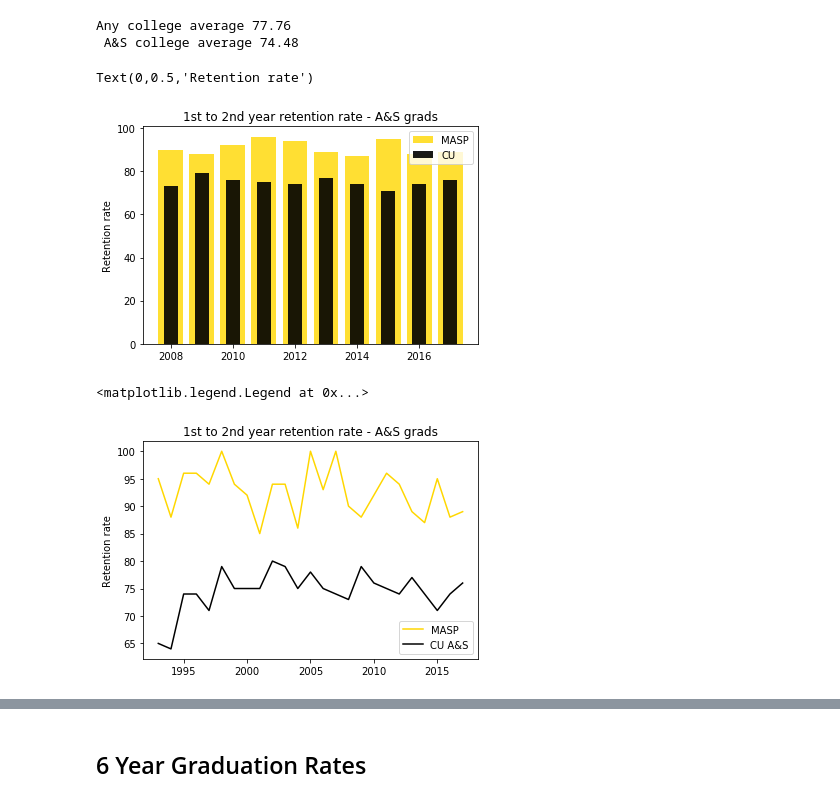
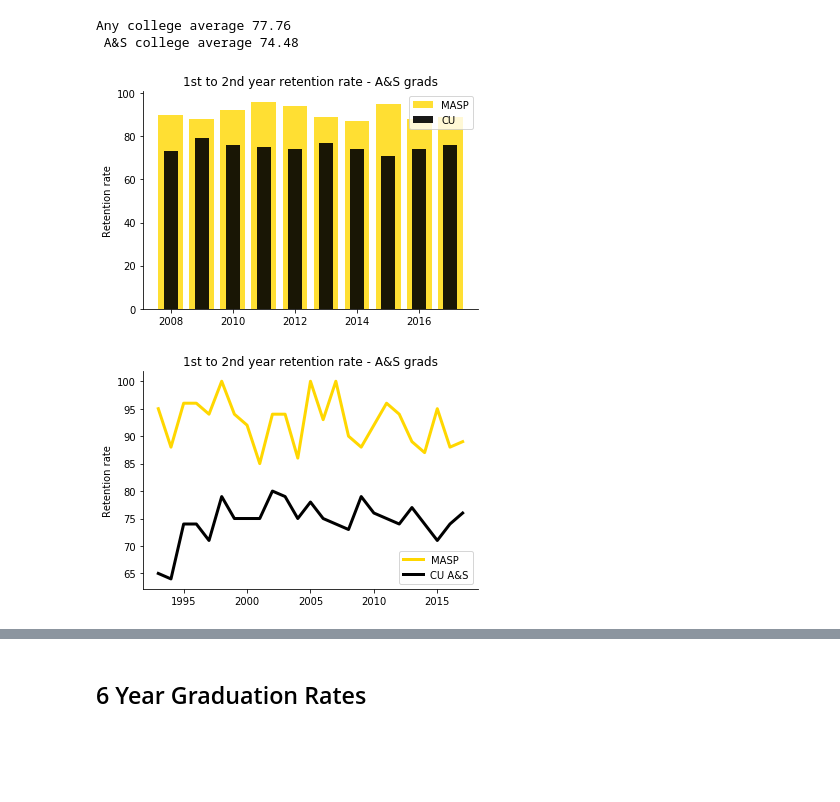
Before and after one commit to vishalrajDesigner/masp, a Jupyter notebook: Alex/masp_data_visualization.ipynb, the cells around one changed output, grey strips where cells are left out. Saved outputs shown, nothing was run; the diff lists cells and outputs as text; code cells hidden in the pictures; blank space fills up the shorter version.

```diff
--- a/Alex/masp_data_visualization.ipynb
+++ b/Alex/masp_data_visualization.ipynb
@@ -18,20 +18,30 @@ print("Any college average" , np.mean(cu_ret_rates_any), '\n', "A&S college aver
 Any college average 77.76
  A&S college average 74.48
 # %%
+fig, ax = plt.subplots()
+ax.spines['top'].set_visible(False)
+ax.spines['right'].set_visible(False)
+
 plt.bar(masp_ret_years[15:], masp_ret_rates[15:], color = "gold", label = "MASP", alpha = .8)
 plt.bar(cu_ret_years[15:], cu_ret_rates_as[15:], color = "black",  label = "CU", width = .45, alpha = .9)
 plt.legend()
+
 plt.title("1st to 2nd year retention rate - A&S grads")
 plt.ylabel("Retention rate")
+
+fig.savefig("C:/Users/Alex/masp/Alex/retention_bar.png", bbox_inches = 'tight', format = 'png')
 # %% [output]
-Text(0,0.5,'Retention rate')
-[figure, old version]
+[figure, new version]
 # %%
-plt.plot(masp_ret_years, masp_ret_rates, label = "MASP", color = "gold")
-plt.plot(cu_ret_years, cu_ret_rates_as, label = "CU A&S", color = "black")
+fig, ax = plt.subplots()
+ax.spines['top'].set_visible(False)
+ax.spines['right'].set_visible(False)
+plt.plot(masp_ret_years, masp_ret_rates, label = "MASP", color = "gold", linewidth = 3)
+plt.plot(cu_ret_years, cu_ret_rates_as,  label = "CU A&S", color = "black", linewidth = 3)
 plt.ylabel("Retention rate")
 plt.title("1st to 2nd year retention rate - A&S grads")
 plt.legend()
+
+fig.savefig("C:/Users/Alex/masp/Alex/retention_line.png", bbox_inches = 'tight', format = 'png')
 # %% [output]
-<matplotlib.legend.Legend at 0x...>
-[figure, old version]
+[figure, new version]
```
Also changed, not shown: parts of 7 cells of this notebook.
